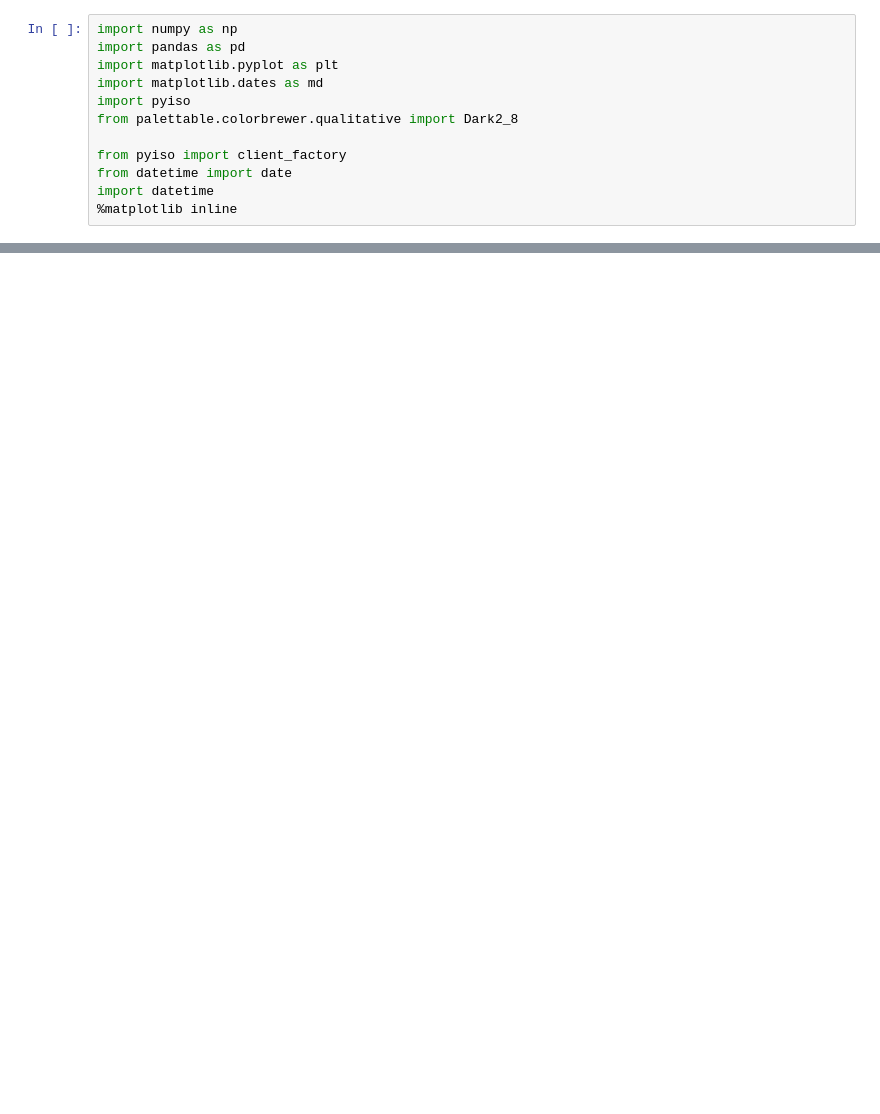
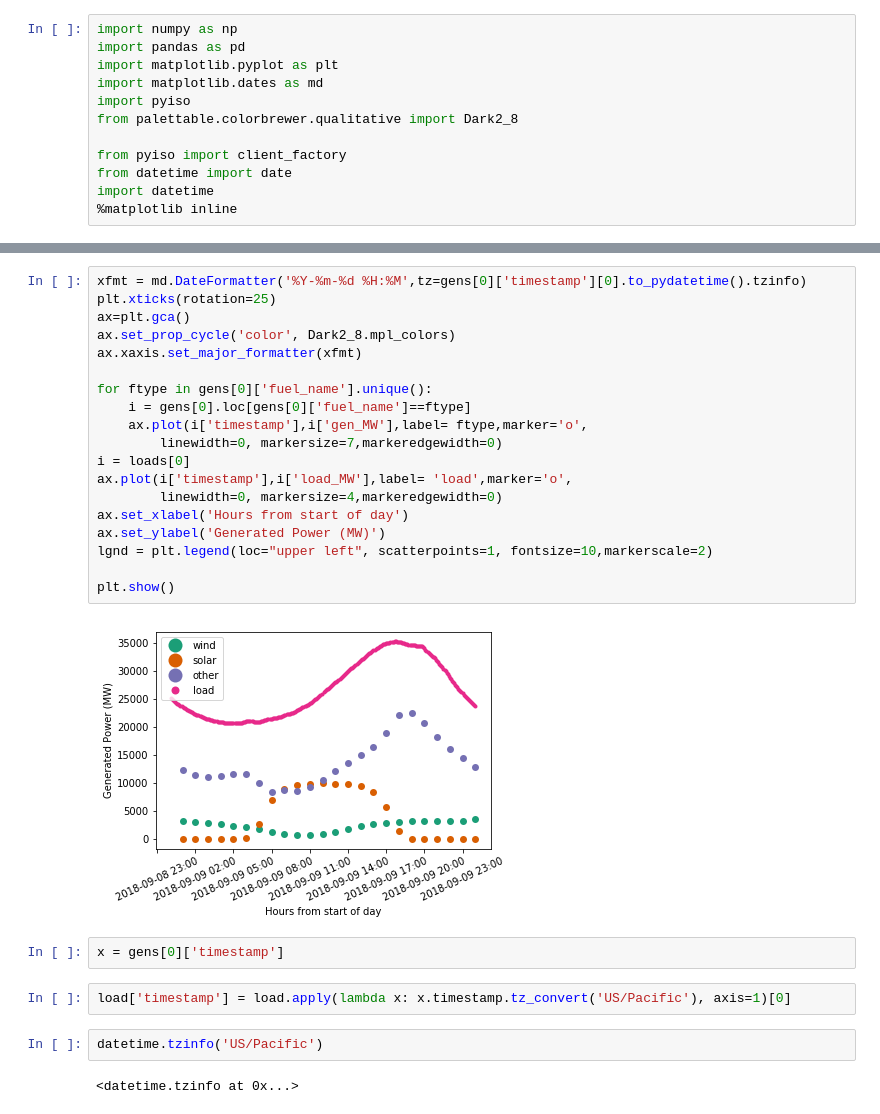
Before and after one commit to ljwille/DRISO, a Jupyter notebook: PyISO-firsttry.ipynb, the cells around one changed output, grey strips where cells are left out. Cells and saved outputs as stored; diff of their text form; blank space fills up the shorter version.

```diff
--- a/PyISO-firsttry.ipynb
+++ b/PyISO-firsttry.ipynb
@@ -61,0 +61,29 @@ plt.show()
+# %%
+xfmt = md.DateFormatter('%Y-%m-%d %H:%M',tz=gens[0]['timestamp'][0].to_pydatetime().tzinfo)
+plt.xticks(rotation=25)
+ax=plt.gca()
+ax.set_prop_cycle('color', Dark2_8.mpl_colors)
+ax.xaxis.set_major_formatter(xfmt)
+
+for ftype in gens[0]['fuel_name'].unique():
+    i = gens[0].loc[gens[0]['fuel_name']==ftype]
+    ax.plot(i['timestamp'],i['gen_MW'],label= ftype,marker='o',
+        linewidth=0, markersize=7,markeredgewidth=0)
+i = loads[0]
+ax.plot(i['timestamp'],i['load_MW'],label= 'load',marker='o',
+        linewidth=0, markersize=4,markeredgewidth=0)
+ax.set_xlabel('Hours from start of day')
+ax.set_ylabel('Generated Power (MW)')
+lgnd = plt.legend(loc="upper left", scatterpoints=1, fontsize=10,markerscale=2)
+
+plt.show()
+# %% [output]
+[figure, added]
+# %%
+x = gens[0]['timestamp']
+# %%
+load['timestamp'] = load.apply(lambda x: x.timestamp.tz_convert('US/Pacific'), axis=1)[0]
+# %%
+datetime.tzinfo('US/Pacific')
+# %% [output]
+<datetime.tzinfo at 0x...>
```
Also changed, not shown: parts of 8 cells of this notebook.
